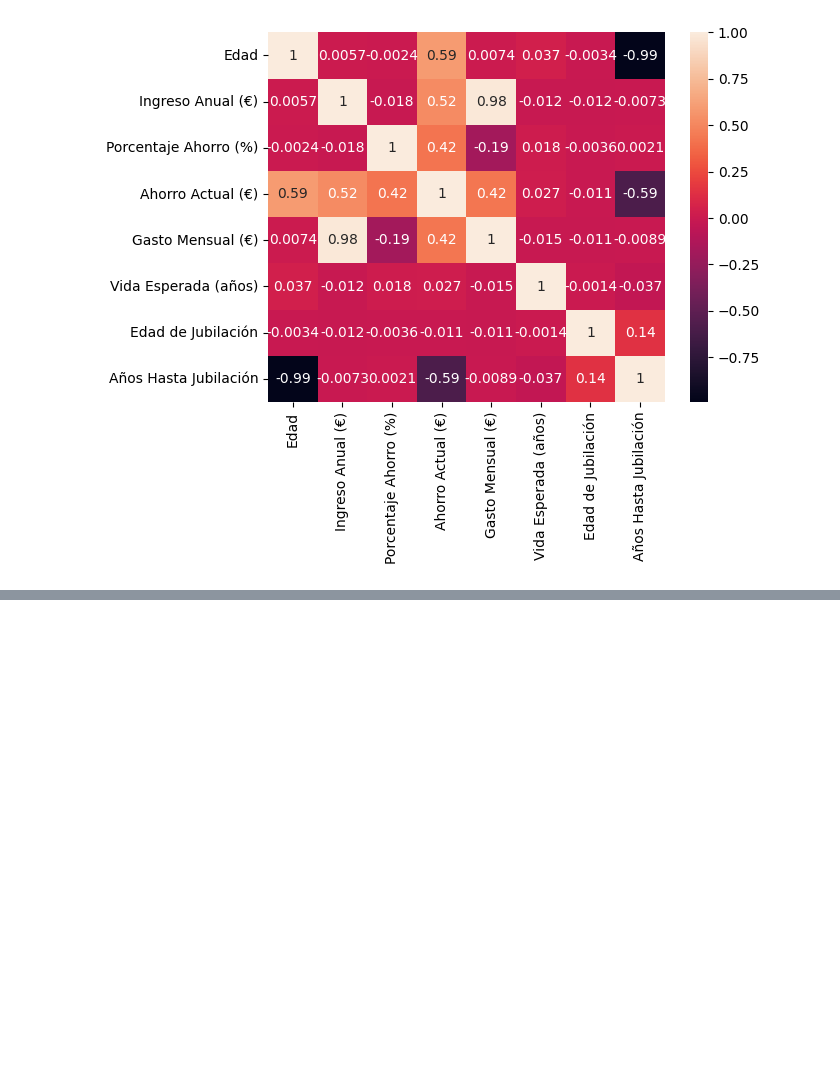
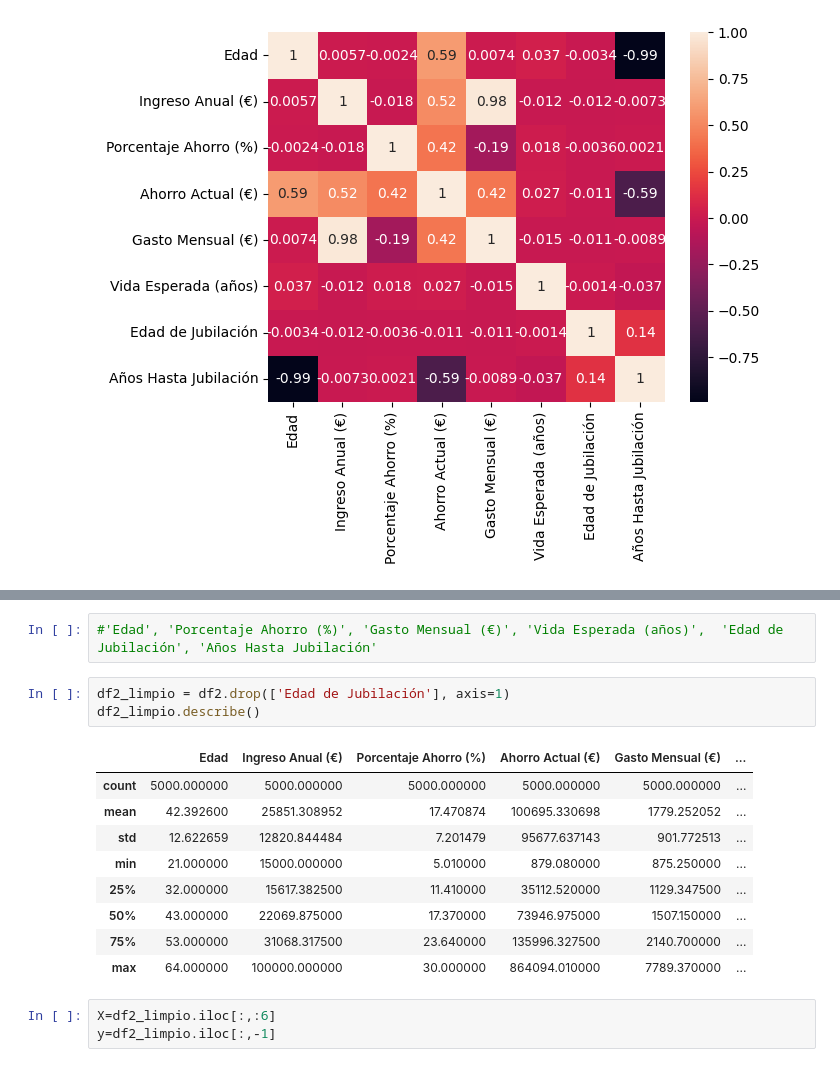
Before and after one commit to ortegafer/reto07_verde_oscuro, a Jupyter notebook: notebooks/Data Mining/limpieza_data_mining.ipynb, the cells around one changed output, grey strips where cells are left out. Drawn from its saved outputs; the diff is of its cells as text; blank space fills up the shorter version.

```diff
--- a/notebooks/Data Mining/limpieza_data_mining.ipynb
+++ b/notebooks/Data Mining/limpieza_data_mining.ipynb
@@ -39,0 +60,18 @@ sns.heatmap(df2.corr(), annot=True)
+# %%
+#'Edad', 'Porcentaje Ahorro (%)', 'Gasto Mensual (€)', 'Vida Esperada (años)',  'Edad de Jubilación', 'Años Hasta Jubilación'
+# %%
+df2_limpio = df2.drop(['Edad de Jubilación'], axis=1)
+df2_limpio.describe()
+# %% [output]
+|  | Edad | Ingreso Anual (€) | Porcentaje Ahorro (%) | Ahorro Actual (€) | Gasto Mensual (€) | ... |
+| count | 5000.000000 | 5000.000000 | 5000.000000 | 5000.000000 | 5000.000000 | ... |
+| mean | 42.392600 | 25851.308952 | 17.470874 | 100695.330698 | 1779.252052 | ... |
+| std | 12.622659 | 12820.844484 | 7.201479 | 95677.637143 | 901.772513 | ... |
+| min | 21.000000 | 15000.000000 | 5.010000 | 879.080000 | 875.250000 | ... |
+| 25% | 32.000000 | 15617.382500 | 11.410000 | 35112.520000 | 1129.347500 | ... |
+| 50% | 43.000000 | 22069.875000 | 17.370000 | 73946.975000 | 1507.150000 | ... |
+| 75% | 53.000000 | 31068.317500 | 23.640000 | 135996.327500 | 2140.700000 | ... |
+| max | 64.000000 | 100000.000000 | 30.000000 | 864094.010000 | 7789.370000 | ... |
+# %%
+X=df2_limpio.iloc[:,:6]
+y=df2_limpio.iloc[:,-1]
```
Also changed, not shown: parts of 8 cells of this notebook, 1 other file.
